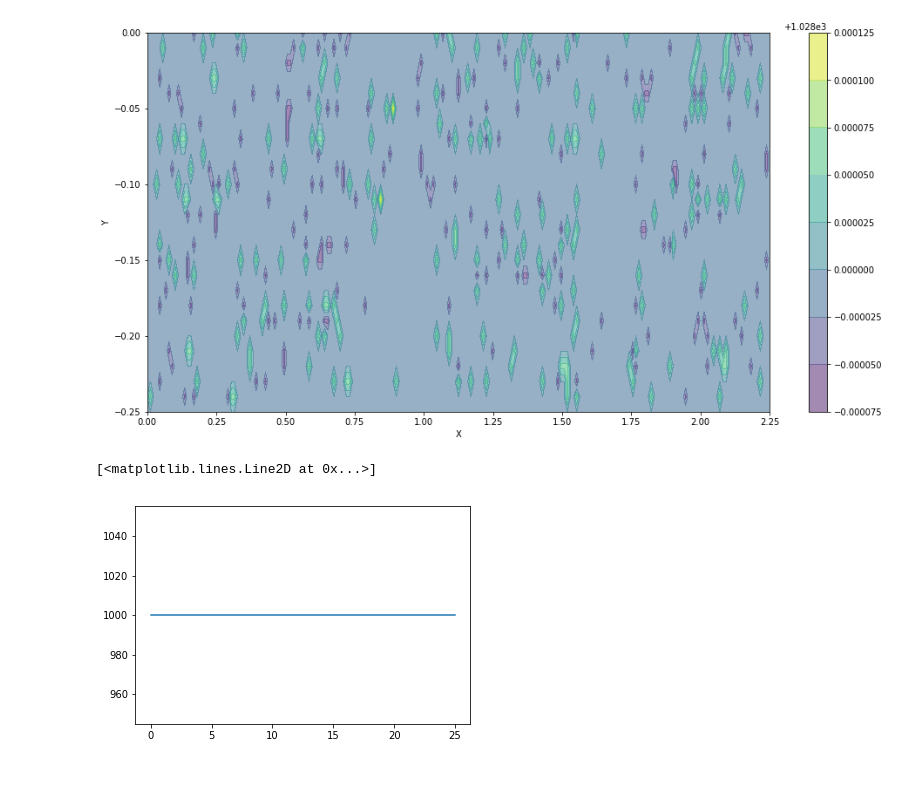
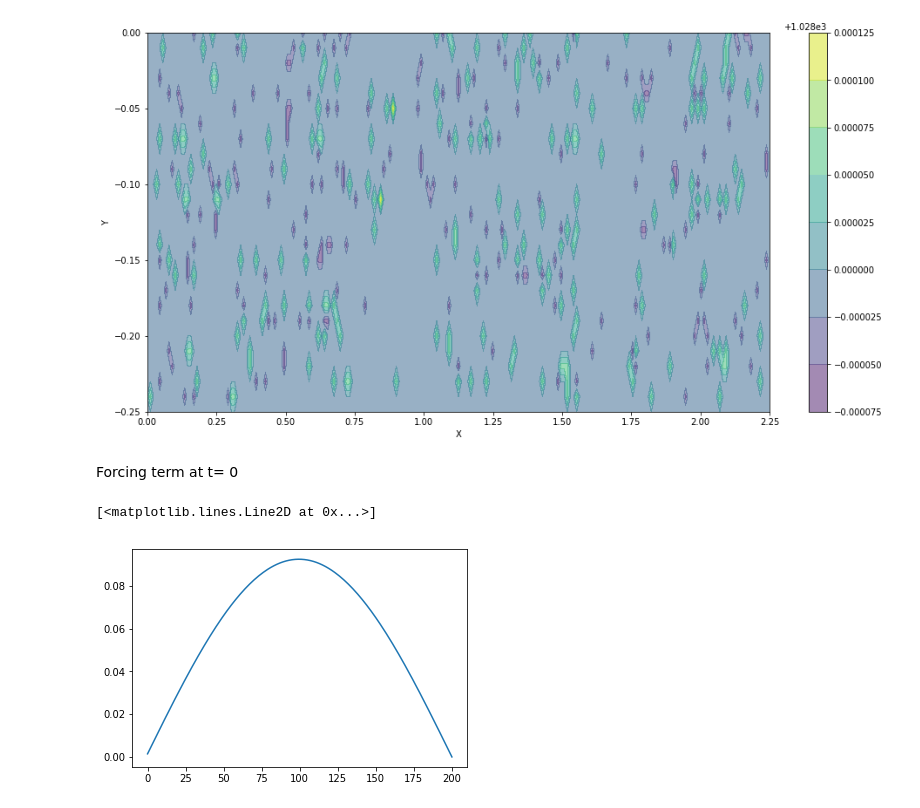
Before and after one commit to balintkaszas/Interfacial-waves, a Jupyter notebook: readout.ipynb, the cells around one changed output. Cells and saved outputs as stored; diff of their text form; code cells hidden in the pictures; blank space fills up the shorter version.

```diff
--- a/readout.ipynb
+++ b/readout.ipynb
@@ -357,10 +369,12 @@ for i in range(120):
 ValueError: Unknown format code 'd' for object of type 'float'
 <Figure size 432x288 with 0 Axes>
 [figure]
+# %% [markdown]
+Forcing term at t= 0
 # %%
-d = np.loadtxt('rho__00.dat')
+asd = np.loadtxt('force.dat')
 # %%
-plt.plot(d)
+plt.plot(asd[1], '-')
 # %% [output]
 [<matplotlib.lines.Line2D at 0x...>]
-[figure, old version]
+[figure, new version]
```
Also changed, not shown: parts of 30 cells of this notebook, 2 other files.
